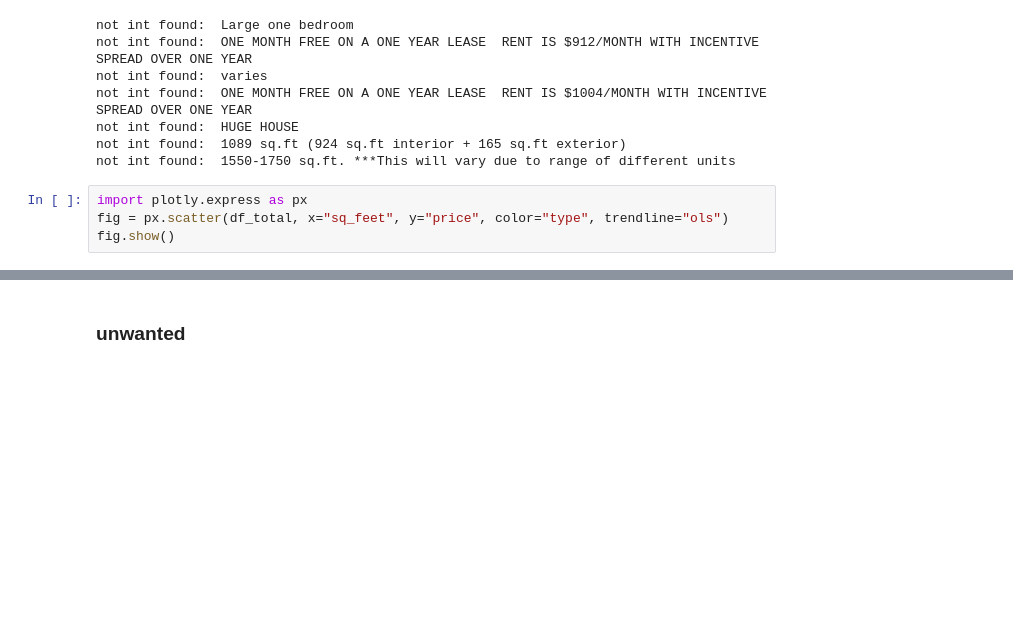
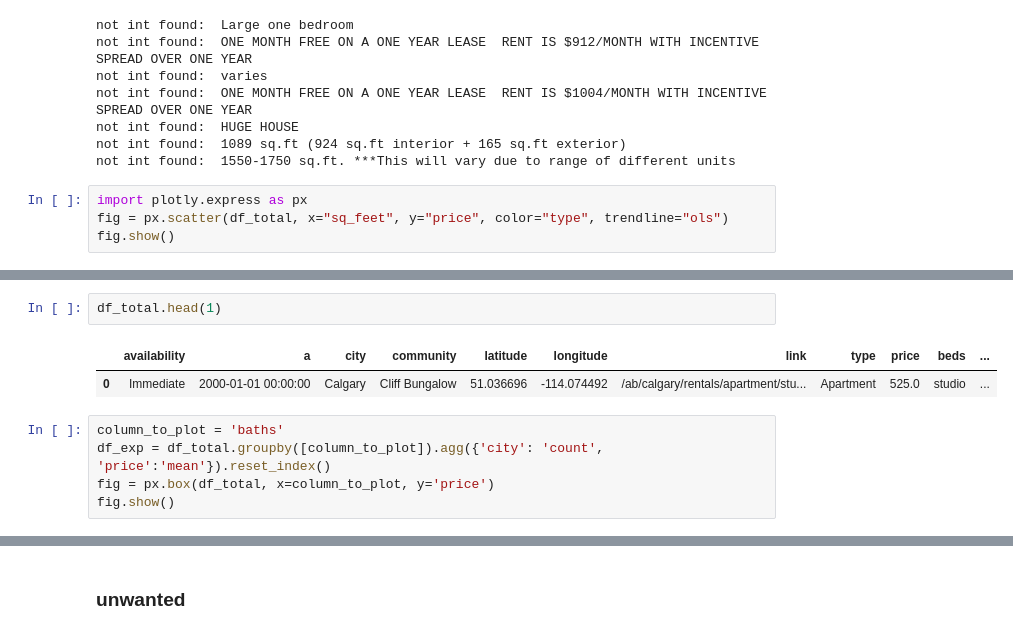
Before and after one commit to mitramir55/House-Price-Analyzer-Flask, a Jupyter notebook: Practice/practice - 2.ipynb, the cells around one changed output, grey strips where cells are left out. Saved outputs shown, nothing was run; the diff lists cells and outputs as text; blank space fills up the shorter version.

Commit message:
new plots and map

```diff
--- a/Practice/practice - 2.ipynb
+++ b/Practice/practice - 2.ipynb
@@ -206,0 +257,10 @@ dtype: int64
+# %%
+df_total.head(1)
+# %% [output]
+|  | availability | a | city | community | latitude | longitude | link | type | price | beds | ... |
+| 0 | Immediate | 2000-01-01 00:00:00 | Calgary | Cliff Bungalow | 51.036696 | -114.074492 | /ab/calgary/rentals/apartment/stu... | Apartment | 525.0 | studio | ... |
+# %%
+column_to_plot = 'baths'
+df_exp = df_total.groupby([column_to_plot]).agg({'city': 'count', 'price':'mean'}).reset_index()
+fig = px.box(df_total, x=column_to_plot, y='price')
+fig.show()
```
Also changed, not shown: parts of 17 cells of this notebook, 1 other file.
